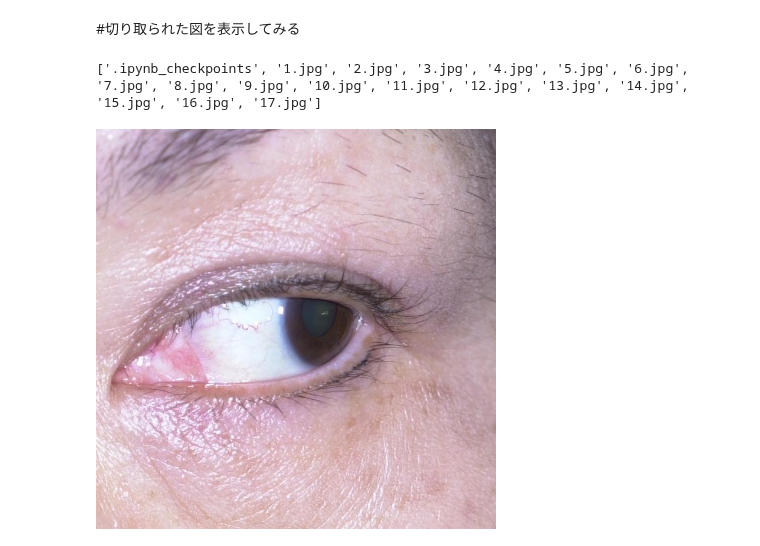
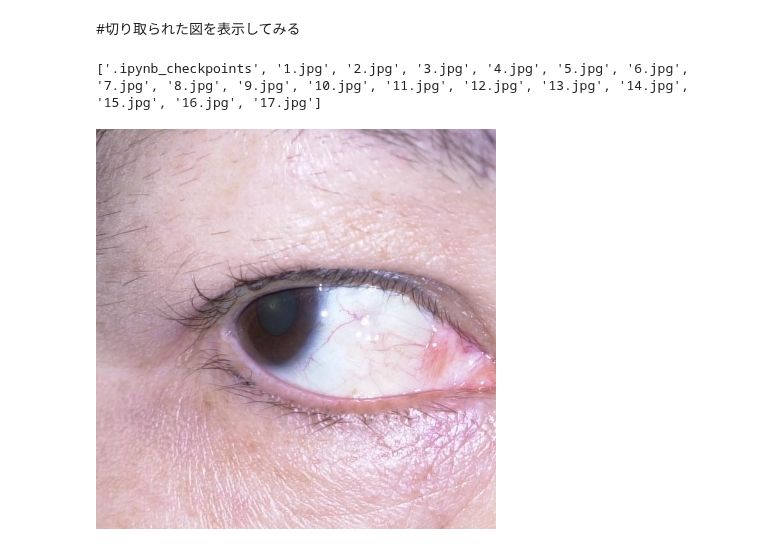
Before and after one commit to ykitaguchi77/ImageProcessing, a Jupyter notebook: Eye_crop.ipynb, the cells around one changed output. Drawn from its saved outputs; the diff is of its cells as text; code cells hidden in the pictures.

```diff
--- a/Eye_crop.ipynb
+++ b/Eye_crop.ipynb
@@ -110,17 +137,17 @@ eye detection error
 # %%
 img_list = os.listdir('/content/drive/My Drive/Deep_learning/eyelid_images/out')
 print(img_list)
-img = cv2.imread('/content/drive/My Drive/Deep_learning/eyelid_images/out/'+img_list[2])
+img = cv2.imread('/content/drive/My Drive/Deep_learning/eyelid_images/out/'+img_list[12])
 
 
 #アスペクト比を維持したまま横を400pixelに縮小する
 def scale_to_width(img, width):
     scale = width / img.shape[1]
     return cv2.resize(img, dsize=None, fx=scale, fy=scale)
 dst = scale_to_width(img, 400)
 
 #図を表示する
 cv2_imshow(dst)
 # %% [output]
 ['.ipynb_checkpoints', '1.jpg', '2.jpg', '3.jpg', '4.jpg', '5.jpg', '6.jpg', '7.jpg', '8.jpg', '9.jpg', '10.jpg', '11.jpg', '12.jpg', '13.jpg', '14.jpg', '15.jpg', '16.jpg', '17.jpg']
-[figure, old version]
+[figure, new version]
```
Also changed, not shown: parts of 6 cells of this notebook.
